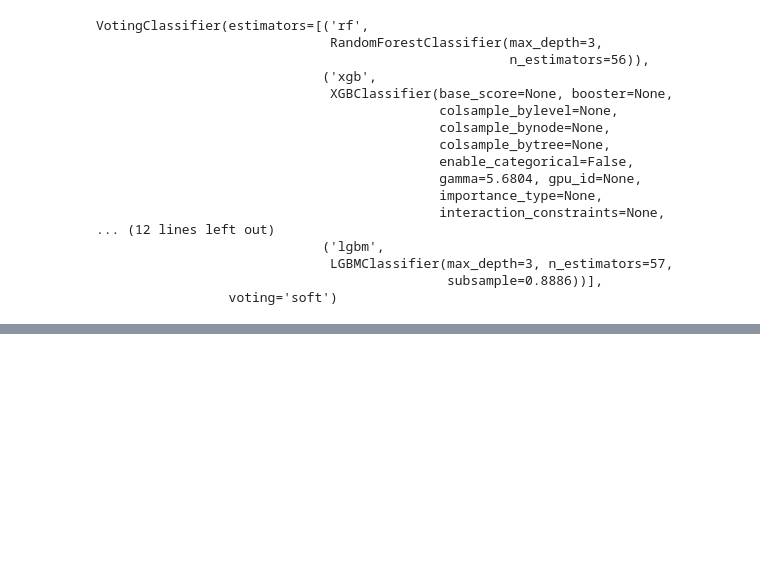
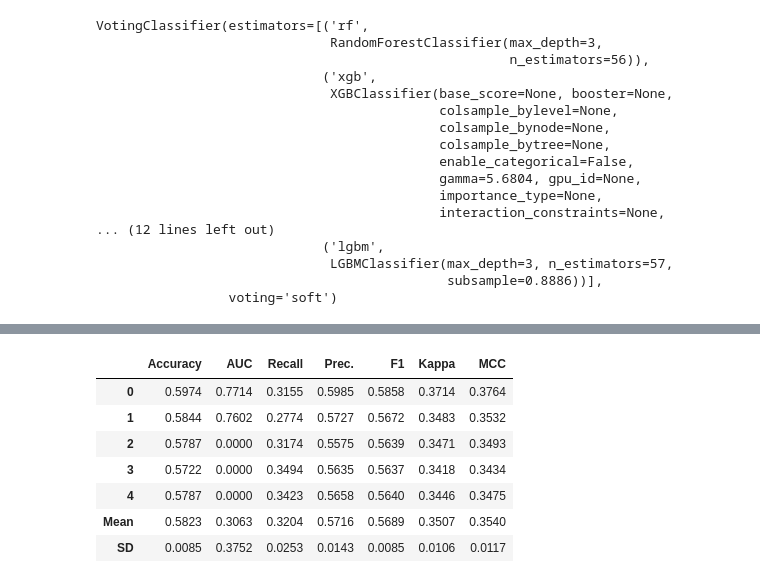
Before and after one commit to SubinKim22/project, a Jupyter notebook: wine_team_project.ipynb, the cells around one changed output, grey strips where cells are left out. Cells and saved outputs as stored; diff of their text form; code cells hidden in the pictures; blank space fills up the shorter version.

```diff
--- a/wine_team_project.ipynb
+++ b/wine_team_project.ipynb
@@ -812,0 +889,11 @@ submission.to_csv('submission.csv',index=False)
+# %%
+tuned_top5 = [tune_model(i, fold = 5) for i in top2]
+# %% [output]
+|  | Accuracy | AUC | Recall | Prec. | F1 | Kappa | MCC |
+| 0 | 0.5974 | 0.7714 | 0.3155 | 0.5985 | 0.5858 | 0.3714 | 0.3764 |
+| 1 | 0.5844 | 0.7602 | 0.2774 | 0.5727 | 0.5672 | 0.3483 | 0.3532 |
+| 2 | 0.5787 | 0.0000 | 0.3174 | 0.5575 | 0.5639 | 0.3471 | 0.3493 |
+| 3 | 0.5722 | 0.0000 | 0.3494 | 0.5635 | 0.5637 | 0.3418 | 0.3434 |
+| 4 | 0.5787 | 0.0000 | 0.3423 | 0.5658 | 0.5640 | 0.3446 | 0.3475 |
+| Mean | 0.5823 | 0.3063 | 0.3204 | 0.5716 | 0.5689 | 0.3507 | 0.3540 |
+| SD | 0.0085 | 0.3752 | 0.0253 | 0.0143 | 0.0085 | 0.0106 | 0.0117 |
```
Also changed, not shown: parts of 14 cells of this notebook.
